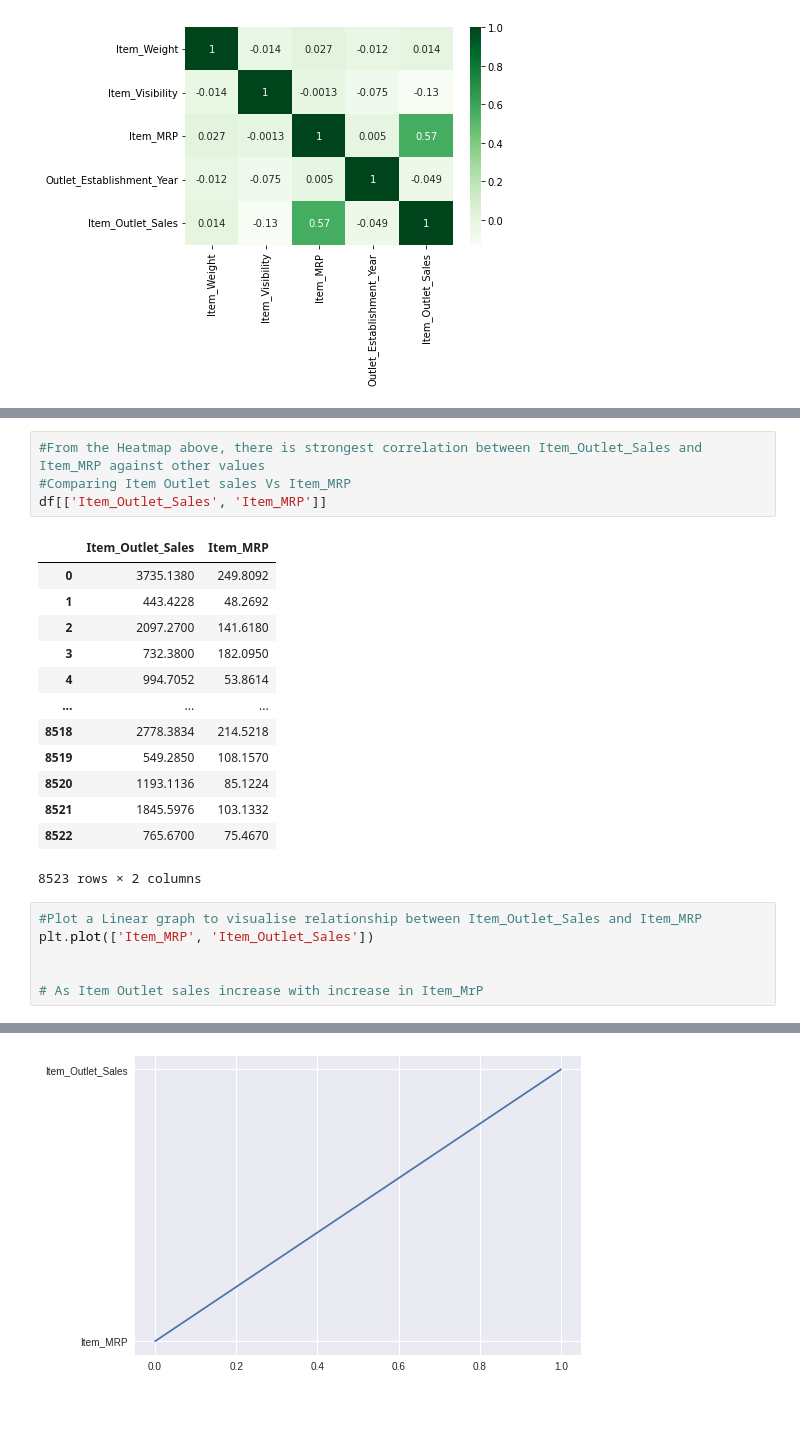
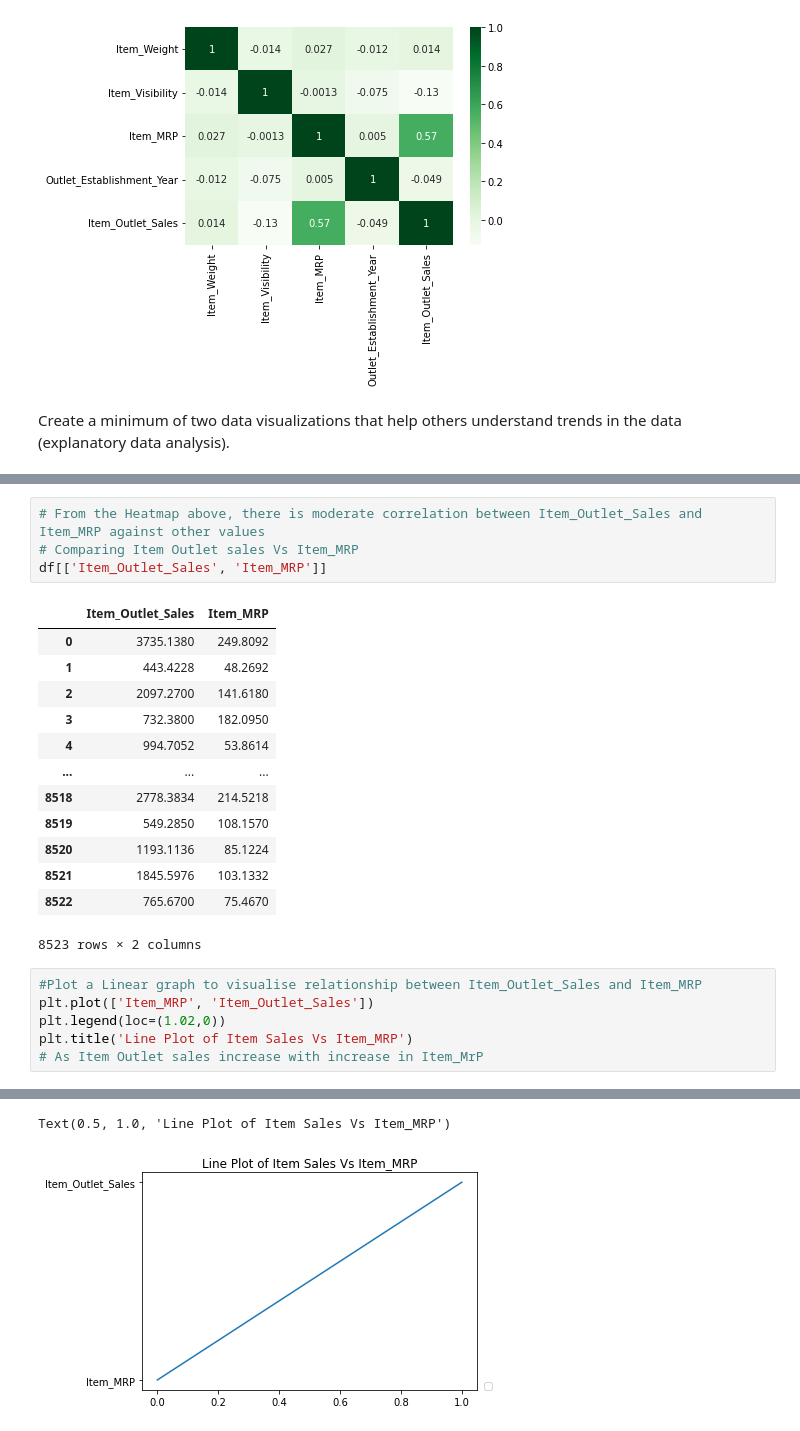
Before and after one commit to tendomart/food-sales-predictions, a Jupyter notebook: food_sales_predictions.ipynb, the cells around one changed output, grey strips where cells are left out. Cells and saved outputs as stored; diff of their text form.

```diff
--- a/food_sales_predictions.ipynb
+++ b/food_sales_predictions.ipynb
@@ -57,6 +59,8 @@ sns.heatmap(corr ,cmap = 'Greens', annot = True )
 # %% [output]
 <matplotlib.axes._subplots.AxesSubplot at 0x...>
 [figure]
+# %% [markdown]
+Create a minimum of two data visualizations that help others understand trends in the data (explanatory data analysis).
 # %%
 #Quick Analysis of columns
 df.info()
@@ -81,8 +85,8 @@ Data columns (total 12 columns):
 dtypes: float64(4), int64(1), object(7)
 memory usage: 799.2+ KB
 # %%
-#From the Heatmap above, there is strongest correlation between Item_Outlet_Sales and Item_MRP against other values
-#Comparing Item Outlet sales Vs Item_MRP
+# From the Heatmap above, there is moderate correlation between Item_Outlet_Sales and Item_MRP against other values
+# Comparing Item Outlet sales Vs Item_MRP
 df[['Item_Outlet_Sales', 'Item_MRP']]
 # %% [output]
 |  | Item_Outlet_Sales | Item_MRP |
@@ -101,7 +105,7 @@ df[['Item_Outlet_Sales', 'Item_MRP']]
 # %%
 #Plot a Linear graph to visualise relationship between Item_Outlet_Sales and Item_MRP
 plt.plot(['Item_MRP', 'Item_Outlet_Sales'])
-
-
+plt.legend(loc=(1.02,0))
+plt.title('Line Plot of Item Sales Vs Item_MRP')
 # As Item Outlet sales increase with increase in Item_MrP
 # %% [output]
@@ -109 +113,2 @@ plt.plot(['Item_MRP', 'Item_Outlet_Sales'])
+Text(0.5, 1.0, 'Line Plot of Item Sales Vs Item_MRP')
-[figure, old version]
+[figure, new version]
```
Also changed, not shown: parts of 6 cells of this notebook.
